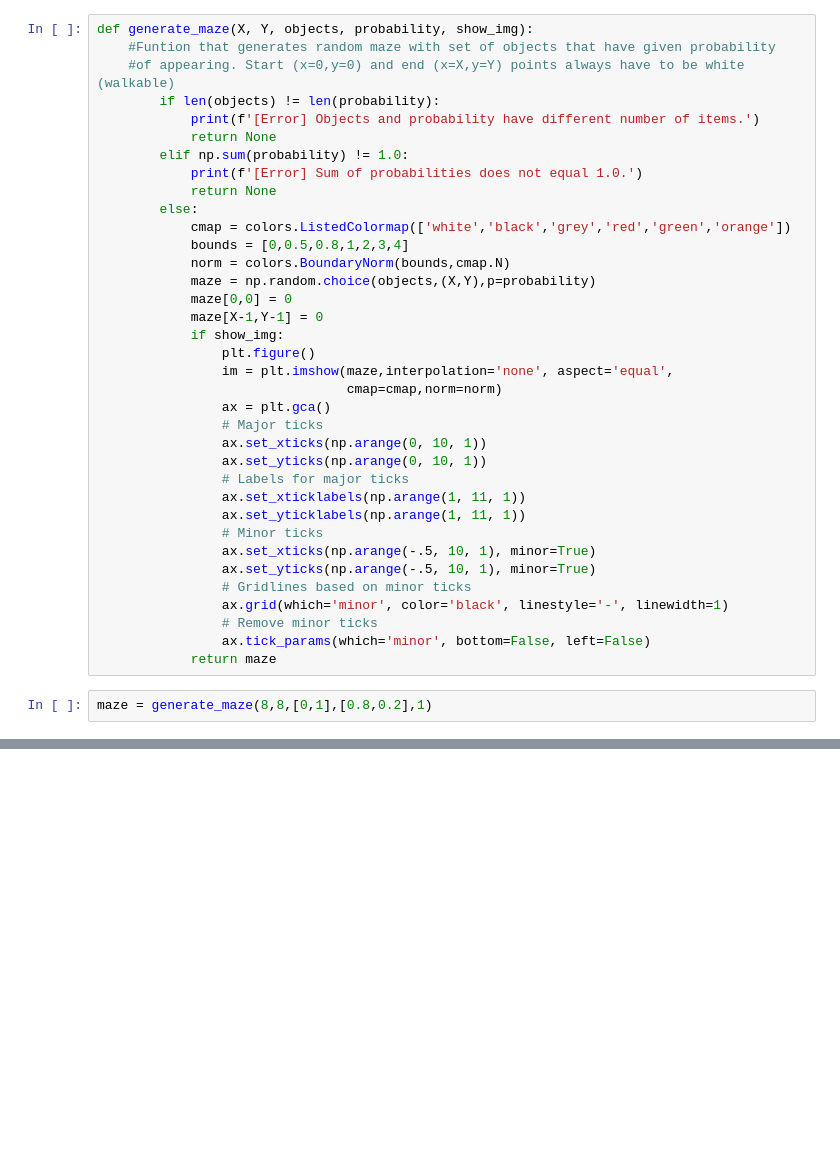
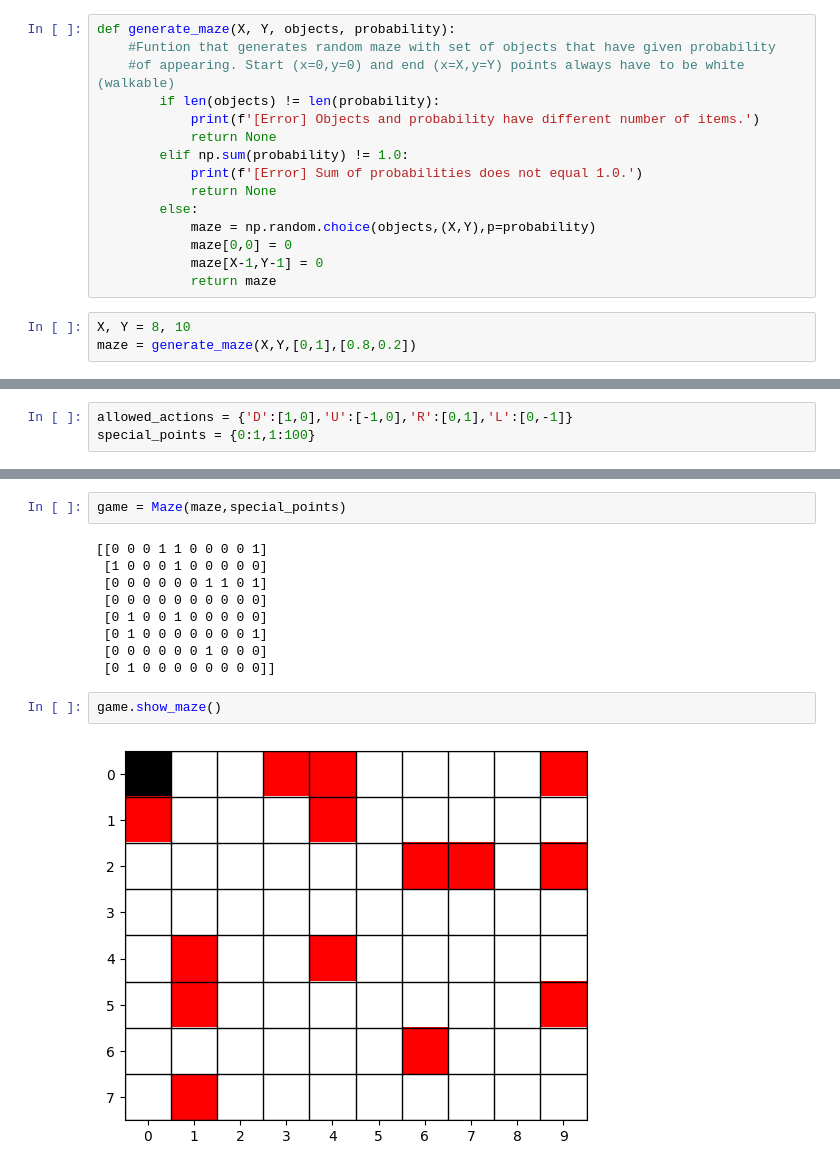
Before and after one commit to zapalke/Python-ml-maze-solver, a Jupyter notebook: main.ipynb, the cells around one changed output, grey strips where cells are left out. Drawn from its saved outputs; the diff is of its cells as text; blank space fills up the shorter version.

Commit message:
Maze - created Maze class

```diff
--- a/main.ipynb
+++ b/main.ipynb
@@ -5,5 +6,5 @@ from matplotlib import colors
 # %%
-def generate_maze(X, Y, objects, probability, show_img):
+def generate_maze(X, Y, objects, probability):
     #Funtion that generates random maze with set of objects that have given probability
     #of appearing. Start (x=0,y=0) and end (x=X,y=Y) points always have to be white (walkable)
         if len(objects) != len(probability):
@@ -13,30 +14,10 @@ def generate_maze(X, Y, objects, probability, show_img):
             print(f'[Error] Sum of probabilities does not equal 1.0.')
             return None
         else:
-            cmap = colors.ListedColormap(['white','black','grey','red','green','orange'])
-            bounds = [0,0.5,0.8,1,2,3,4]
-            norm = colors.BoundaryNorm(bounds,cmap.N)
             maze = np.random.choice(objects,(X,Y),p=probability)
             maze[0,0] = 0
             maze[X-1,Y-1] = 0
-            if show_img:
-                plt.figure()
-                im = plt.imshow(maze,interpolation='none', aspect='equal',
-                                cmap=cmap,norm=norm)
-                ax = plt.gca()
-                # Major ticks
-                ax.set_xticks(np.arange(0, 10, 1))
-                ax.set_yticks(np.arange(0, 10, 1))
-                # Labels for major ticks
-                ax.set_xticklabels(np.arange(1, 11, 1))
-                ax.set_yticklabels(np.arange(1, 11, 1))
-                # Minor ticks
-                ax.set_xticks(np.arange(-.5, 10, 1), minor=True)
-                ax.set_yticks(np.arange(-.5, 10, 1), minor=True)
-                # Gridlines based on minor ticks
-                ax.grid(which='minor', color='black', linestyle='-', linewidth=1)
-                # Remove minor ticks
-                ax.tick_params(which='minor', bottom=False, left=False)
             return maze
 # %%
-maze = generate_maze(8,8,[0,1],[0.8,0.2],1)
+X, Y = 8, 10
+maze = generate_maze(X,Y,[0,1],[0.8,0.2])
@@ -44,0 +24,3 @@ maze = generate_maze(8,8,[0,1],[0.8,0.2],1)
+# %%
+allowed_actions = {'D':[1,0],'U':[-1,0],'R':[0,1],'L':[0,-1]}
+special_points = {0:1,1:100}
@@ -44,0 +119,15 @@ maze = generate_maze(8,8,[0,1],[0.8,0.2],1)
+# %%
+game = Maze(maze,special_points)
+# %% [output]
+[[0 0 0 1 1 0 0 0 0 1]
+ [1 0 0 0 1 0 0 0 0 0]
+ [0 0 0 0 0 0 1 1 0 1]
+ [0 0 0 0 0 0 0 0 0 0]
+ [0 1 0 0 1 0 0 0 0 0]
+ [0 1 0 0 0 0 0 0 0 1]
+ [0 0 0 0 0 0 1 0 0 0]
+ [0 1 0 0 0 0 0 0 0 0]]
+# %%
+game.show_maze()
+# %% [output]
+[figure, added]
```
Also changed, not shown: parts of 5 cells of this notebook.
